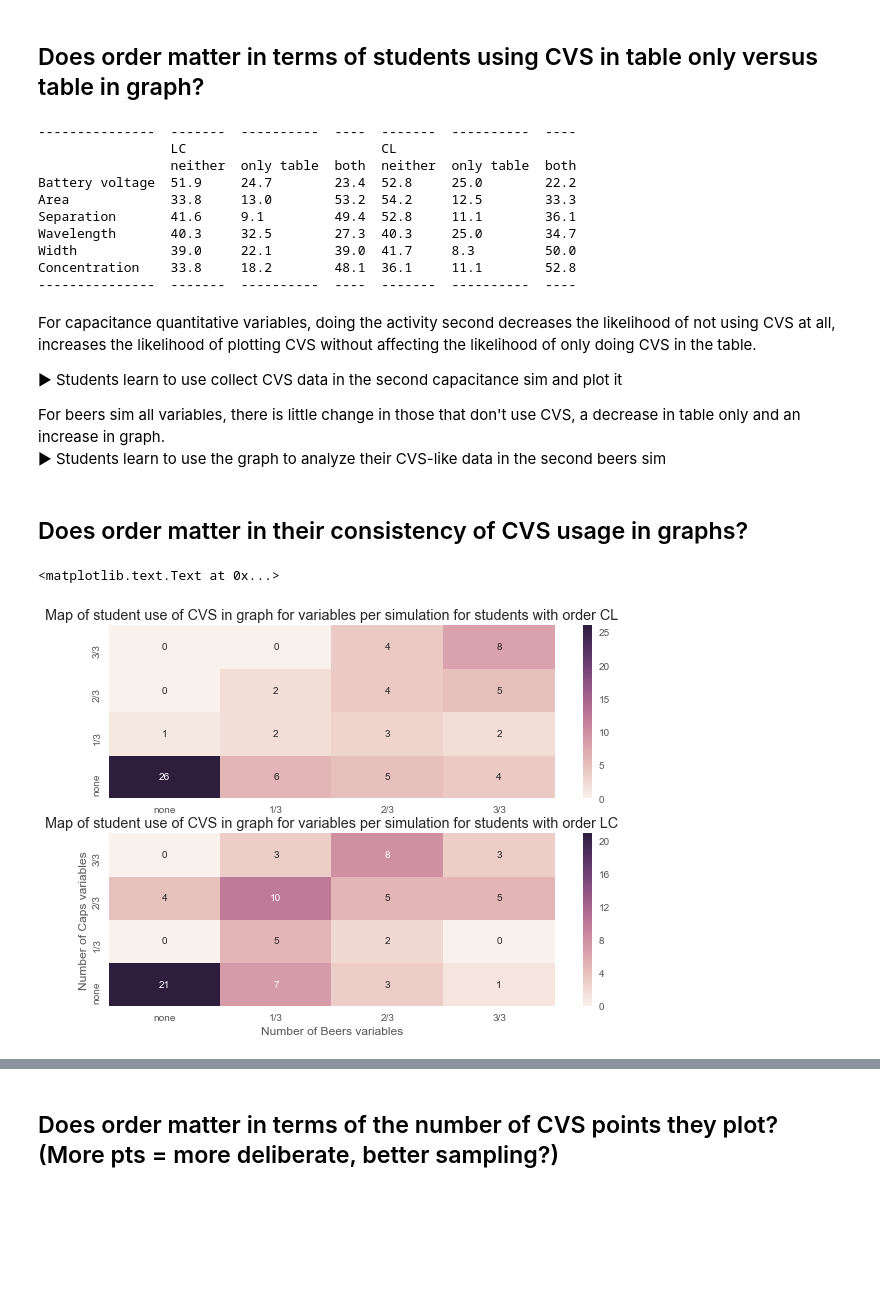
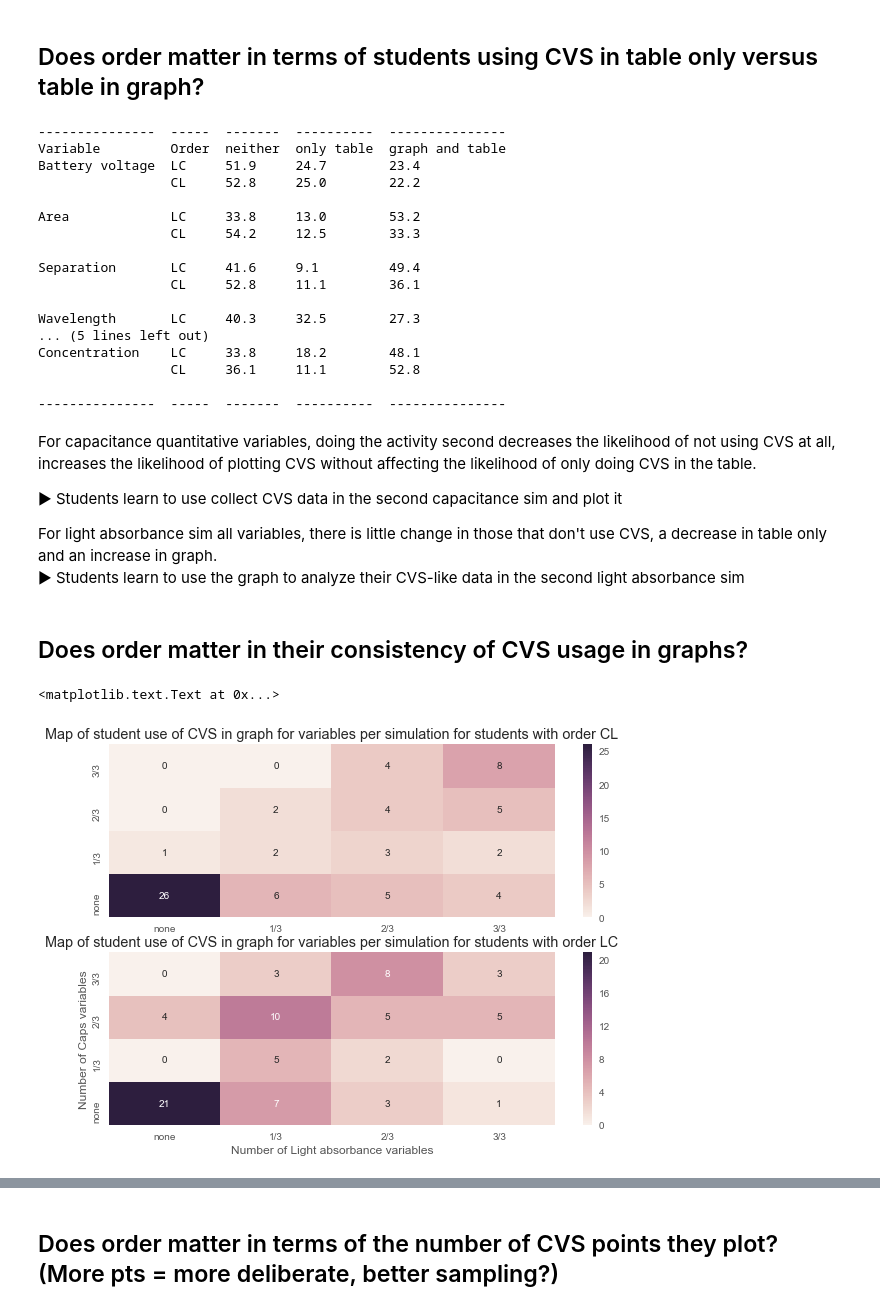
Before and after one commit to jmassall/inquiry_virtualLabs_study, a Jupyter notebook: analyzing_log/cvs_skill_analysis_report.ipynb, the cells around one changed output, grey strips where cells are left out. Cells and saved outputs as stored; diff of their text form; code cells hidden in the pictures; blank space fills up the shorter version.

```diff
--- a/analyzing_log/cvs_skill_analysis_report.ipynb
+++ b/analyzing_log/cvs_skill_analysis_report.ipynb
@@ -65,9 +84,9 @@ for v in variables:
 graph_cvs_df2['sum'] = graph_cvs_df2[variables].sum(axis=1)
 table_cvs_df2['sum'] = table_cvs_df2[variables].sum(axis=1)
 table_cvs_df2['sum caps'] = table_cvs_df2[['Battery voltage','Area','Separation']].sum(axis=1)
-table_cvs_df2['sum beers'] = table_cvs_df2[["Wavelength","Width","Concentration"]].sum(axis=1)
+table_cvs_df2['sum light absorbance'] = table_cvs_df2[["Wavelength","Width","Concentration"]].sum(axis=1)
 graph_cvs_df2['sum caps'] = graph_cvs_df2[['Battery voltage','Area','Separation']].sum(axis=1)
-graph_cvs_df2['sum beers'] = graph_cvs_df2[["Wavelength","Width","Concentration"]].sum(axis=1)
+graph_cvs_df2['sum light absorbance'] = graph_cvs_df2[["Wavelength","Width","Concentration"]].sum(axis=1)
 # %% [markdown]
 Before we dig into specifics let's figure out what how often students to CVS and on how many variables:
 # %%
@@ -135,11 +145,11 @@ most are between 6-7. Wavelength stands out with a average of 8. No surprise the
 cvs_sim = np.zeros((4,4),dtype=int)
 for i in range(4):
     for j in range(4):
-        cvs_sim[i,j] = len(table_cvs_df2[(table_cvs_df2['sum caps']==i)&(table_cvs_df2['sum beers']==j)])
+        cvs_sim[i,j] = len(table_cvs_df2[(table_cvs_df2['sum caps']==i)&(table_cvs_df2['sum light absorbance']==j)])
 ax = sns.heatmap(np.flip(cvs_sim,0),annot=True, fmt="d")
 ax.set_xticklabels(['none','1/3','2/3','3/3'])
 ax.set_yticklabels(['none','1/3','2/3','3/3'])
-plt.xlabel('Number of Beers variables')
+plt.xlabel('Number of light absorbance variables')
 plt.ylabel('Number of Caps variables')
 plt.title('Map of student use of CVS in their table for variables per simulation')
 # %% [output]
@@ -166,11 +176,11 @@ ax = ax1
 cvs_sim = np.zeros((4,4),dtype=int)
 for i in range(4):
     for j in range(4):
-        cvs_sim[i,j] = len(table_cvs_df2[(table_cvs_df2['sum caps']==i)&(table_cvs_df2['sum beers']==j)&(table_cvs_df2['activity order']=='CL')])
+        cvs_sim[i,j] = len(table_cvs_df2[(table_cvs_df2['sum caps']==i)&(table_cvs_df2['sum light absorbance']==j)&(table_cvs_df2['activity order']=='CL')])
 sns.heatmap(np.flip(cvs_sim,0),annot=True, fmt="d",ax=ax1)
 ax.set_xticklabels(['none','1/3','2/3','3/3'])
 ax.set_yticklabels(['none','1/3','2/3','3/3'])
-plt.xlabel('Number of Beers variables')
+plt.xlabel('Number of Light absorbance variables')
 plt.ylabel('Number of Caps variables')
 ax.set_title('Map of student use of CVS in table for variables per simulation for students with order CL')
 
@@ -178,11 +188,11 @@ ax = ax2
 cvs_sim = np.zeros((4,4),dtype=int)
 for i in range(4):
     for j in range(4):
-        cvs_sim[i,j] = len(table_cvs_df2[(table_cvs_df2['sum caps']==i)&(table_cvs_df2['sum beers']==j)&(table_cvs_df2['activity order']=='LC')])
+        cvs_sim[i,j] = len(table_cvs_df2[(table_cvs_df2['sum caps']==i)&(table_cvs_df2['sum light absorbance']==j)&(table_cvs_df2['activity order']=='LC')])
 sns.heatmap(np.flip(cvs_sim,0),annot=True, fmt="d", ax=ax2)
 ax.set_xticklabels(['none','1/3','2/3','3/3'])
 ax.set_yticklabels(['none','1/3','2/3','3/3'])
-plt.xlabel('Number of Beers variables')
+plt.xlabel('Number of Light absorbance variables')
 plt.ylabel('Number of Caps variables')
 ax.set_title('Map of student use of CVS in table for variables per simulation for students with order LC')
 # %% [output]
@@ -288,11 +298,11 @@ If students plot their CVS-like data, they tend to have a larger sample size, es
 cvs_sim = np.zeros((4,4),dtype=int)
 for i in range(4):
     for j in range(4):
-        cvs_sim[i,j] = len(graph_cvs_df2[(graph_cvs_df2['sum caps']==i)&(graph_cvs_df2['sum beers']==j)])
+        cvs_sim[i,j] = len(graph_cvs_df2[(graph_cvs_df2['sum caps']==i)&(graph_cvs_df2['sum light absorbance']==j)])
 ax = sns.heatmap(np.flip(cvs_sim,0),annot=True, fmt="d")
 ax.set_xticklabels(['none','1/3','2/3','3/3'])
 ax.set_yticklabels(['none','1/3','2/3','3/3'])
-plt.xlabel('Number of Beers variables')
+plt.xlabel('Number of Light absorbance variables')
 plt.ylabel('Number of Caps variables')
 plt.title('Map of student use of CVS in their graph for variables per simulation')
 # %% [output]
@@ -309,7 +319,7 @@ The first thing we observe is that almost a third of students don't plot CVS-lik
 # %% [markdown]
 ## Does order matter in terms of students using CVS in table only versus table in graph?
 # %%
-p = [['','LC','','','CL','',''],['','neither','only table','both','neither','only table','both']]
+p = [['Variable','Order','neither','only table','graph and table']]
 
 for var in ["Battery voltage","Area","Separation","Wavelength","Width","Concentration"]:
     noneCL = len(set(table_cvs_df2[(table_cvs_df2[var]==0)&(table_cvs_df2['activity order']=='CL')].index.values).intersection(set(graph_cvs_df2[(graph_cvs_df2[var]==0)&(graph_cvs_df2['activity order']=='CL')].index.values)))/float(len(table_cvs_df2[table_cvs_df2['activity order']=='CL']))
@@ -320,54 +330,63 @@ for var in ["Battery voltage","Area","Separation","Wavelength","Width","Concentr
     graphLC = len(set(table_cvs_df2[(table_cvs_df2[var]==0)&(table_cvs_df2['activity order']=='LC')].index.values).intersection(set(graph_cvs_df2[(graph_cvs_df2[var]==1)&(graph_cvs_df2['activity order']=='LC')].index.values)))/float(len(table_cvs_df2[table_cvs_df2['activity order']=='LC']))
     bothCL = len(set(table_cvs_df2[(table_cvs_df2[var]==1)&(table_cvs_df2['activity order']=='CL')].index.values).intersection(set(graph_cvs_df2[(graph_cvs_df2[var]==1)&(graph_cvs_df2['activity order']=='CL')].index.values)))/float(len(table_cvs_df2[table_cvs_df2['activity order']=='CL']))
     bothLC = len(set(table_cvs_df2[(table_cvs_df2[var]==1)&(table_cvs_df2['activity order']=='LC')].index.values).intersection(set(graph_cvs_df2[(graph_cvs_df2[var]==1)&(graph_cvs_df2['activity order']=='LC')].index.values)))/float(len(table_cvs_df2[table_cvs_df2['activity order']=='LC']))
-    p.append([var,round(noneLC*100,1),round(tableLC*100,1),round(bothLC*100,1),round(noneCL*100,1),round(tableCL*100,1),round(bothCL*100,1)])
+    p.append([var,'LC',round(noneLC*100,1),round(tableLC*100,1),round(bothLC*100,1)])
+    p.append(['        ','CL',round(noneCL*100,1),round(tableCL*100,1),round(bothCL*100,1)])
+    p.append(['','','','',''])
 print tabulate(p)
 # %% [output]
----------------  -------  ----------  ----  -------  ----------  ----
-                 LC                         CL
-                 neither  only table  both  neither  only table  both
-Battery voltage  51.9     24.7        23.4  52.8     25.0        22.2
-Area             33.8     13.0        53.2  54.2     12.5        33.3
-Separation       41.6     9.1         49.4  52.8     11.1        36.1
-Wavelength       40.3     32.5        27.3  40.3     25.0        34.7
-Width            39.0     22.1        39.0  41.7     8.3         50.0
-Concentration    33.8     18.2        48.1  36.1     11.1        52.8
----------------  -------  ----------  ----  -------  ----------  ----
+---------------  -----  -------  ----------  ---------------
+Variable         Order  neither  only table  graph and table
+Battery voltage  LC     51.9     24.7        23.4
+                 CL     52.8     25.0        22.2
+
+Area             LC     33.8     13.0        53.2
+                 CL     54.2     12.5        33.3
+
+Separation       LC     41.6     9.1         49.4
+                 CL     52.8     11.1        36.1
+
+Wavelength       LC     40.3     32.5        27.3
+... (5 lines left out)
+Concentration    LC     33.8     18.2        48.1
+                 CL     36.1     11.1        52.8
+
+---------------  -----  -------  ----------  ---------------
 # %% [markdown]
 For capacitance quantitative variables, doing the activity second decreases the likelihood of not using CVS at all, increases the likelihood of plotting CVS without affecting the likelihood of only doing CVS in the table.
 <p> &#9654; Students learn to use collect CVS data in the second capacitance sim and plot it</p>
-For beers sim all variables, there is little change in those that don't use CVS, a decrease in table only and an increase in graph.
-<p> &#9654; Students learn to use the graph to analyze their CVS-like data in the second beers sim </p>
+For light absorbance sim all variables, there is little change in those that don't use CVS, a decrease in table only and an increase in graph.
+<p> &#9654; Students learn to use the graph to analyze their CVS-like data in the second light absorbance sim </p>
 # %% [markdown]
 ## Does order matter in their consistency of CVS usage in graphs?
 # %%
 f, (ax1, ax2) = plt.subplots(2)
 ax = ax1
 cvs_sim = np.zeros((4,4),dtype=int)
 for i in range(4):
     for j in range(4):
-        cvs_sim[i,j] = len(graph_cvs_df2[(graph_cvs_df2['sum caps']==i)&(graph_cvs_df2['sum beers']==j)&(graph_cvs_df2['activity order']=='CL')])
+        cvs_sim[i,j] = len(graph_cvs_df2[(graph_cvs_df2['sum caps']==i)&(graph_cvs_df2['sum light absorbance']==j)&(graph_cvs_df2['activity order']=='CL')])
 sns.heatmap(np.flip(cvs_sim,0),annot=True, fmt="d",ax=ax1)
 ax.set_xticklabels(['none','1/3','2/3','3/3'])
 ax.set_yticklabels(['none','1/3','2/3','3/3'])
-plt.xlabel('Number of Beers variables')
+plt.xlabel('Number of Light absorbance variables')
 plt.ylabel('Number of Caps variables')
 ax.set_title('Map of student use of CVS in graph for variables per simulation for students with order CL')
 
 ax = ax2
 cvs_sim = np.zeros((4,4),dtype=int)
 for i in range(4):
     for j in range(4):
-        cvs_sim[i,j] = len(graph_cvs_df2[(graph_cvs_df2['sum caps']==i)&(graph_cvs_df2['sum beers']==j)&(graph_cvs_df2['activity order']=='LC')])
+        cvs_sim[i,j] = len(graph_cvs_df2[(graph_cvs_df2['sum caps']==i)&(graph_cvs_df2['sum light absorbance']==j)&(graph_cvs_df2['activity order']=='LC')])
 sns.heatmap(np.flip(cvs_sim,0),annot=True, fmt="d", ax=ax2)
 ax.set_xticklabels(['none','1/3','2/3','3/3'])
 ax.set_yticklabels(['none','1/3','2/3','3/3'])
-plt.xlabel('Number of Beers variables')
+plt.xlabel('Number of Light absorbance variables')
 plt.ylabel('Number of Caps variables')
 ax.set_title('Map of student use of CVS in graph for variables per simulation for students with order LC')
 # %% [output]
 <matplotlib.text.Text at 0x...>
-[figure, old version]
+[figure, new version]
 # %% [markdown]
 Here we see the similar patterns as for table.
 
```
Also changed, not shown: parts of 13 cells of this notebook, 6 other files.
